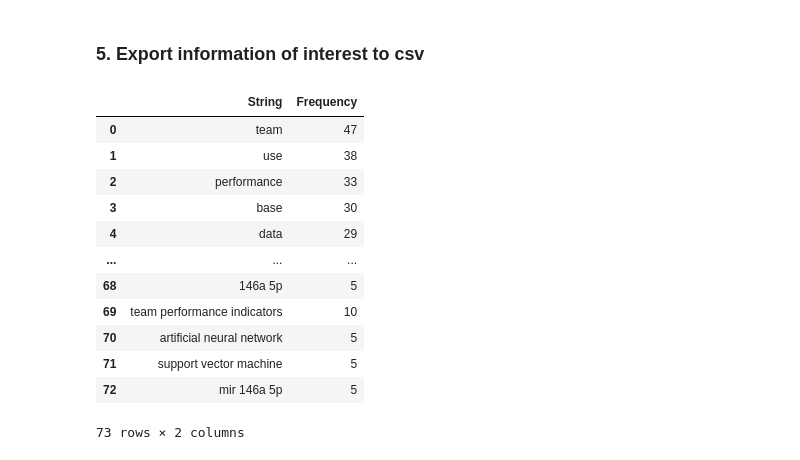
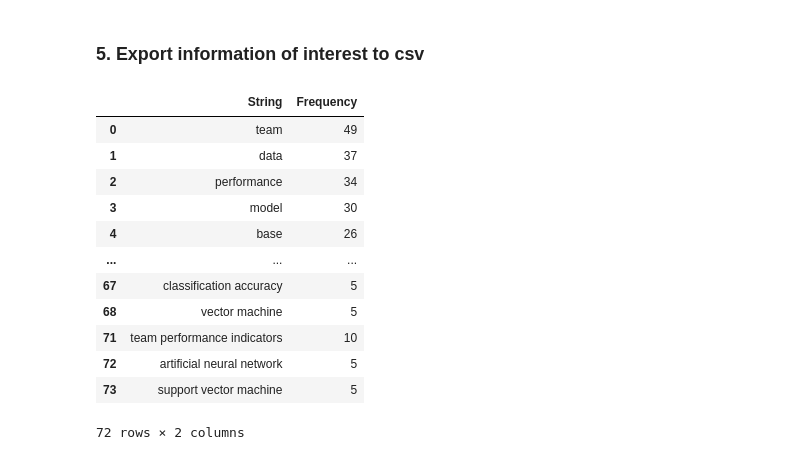
Before and after one commit to Matt17BR/ml4ds2324_topic_modeling, a Jupyter notebook: scripts/topic_modeling.ipynb, the cells around one changed output. Cells and saved outputs as stored; diff of their text form; code cells hidden in the pictures.

Commit message:
Simplified the topic modeling notebook and updated other notebooks accordingly

```diff
--- a/scripts/topic_modeling.ipynb
+++ b/scripts/topic_modeling.ipynb
@@ -474,31 +300,26 @@ from nltk import bigrams, trigrams
 # Download required NLTK data
 nltk.download('punkt',quiet = True)
 
-# Function to preprocess the text
-def preprocess_text(text, stop_words):
+def bitri_preproc(text):
     # Convert to lowercase, remove punctuation, and split into words
     words = text.lower().translate(str.maketrans('-/', '  ')).split()
-    # Remove stopwords
+    # Remove stopwords & return
     return [word for word in words if word not in stop_words]
 
-#Load your dataset
-references = pd.read_csv(os.path.join('..','results','refs_systematic.csv'))
-
 # Combine and preprocess titles
-stop_words = set(stopwords.words('english'))
 all_words = []
 for title in references['Title'].fillna(''):
-    all_words.extend(preprocess_text(title, stop_words))
+    all_words.extend(bitri_preproc(title))
 
 # Find the most common bigrams and trigrams
 bigram_counts = Counter(bigrams(all_words))
 trigram_counts = Counter(trigrams(all_words))
 
-most_common_bigrams = bigram_counts.most_common(10)
-most_common_trigrams = trigram_counts.most_common(10)
+title_bigrams = bigram_counts.most_common(10)
+title_trigrams = trigram_counts.most_common(10)
 
-print("Most common bigrams in Title:", most_common_bigrams)
-print("Most common trigrams in Title:", most_common_trigrams)
+print("Most common bigrams in Title:", title_bigrams)
+print("Most common trigrams in Title:", title_trigrams)
 # %% [output]
 Most common bigrams in Title: [(('neural', 'network'), 11), (('artificial', 'neural'), 8), (('data', 'mining'), 7), (('neural', 'networks'), 6), (('team', 'handball'), 4), (('’s', 'basketball'), 3), ( ...
 Most common trigrams in Title: [(('artificial', 'neural', 'network'), 5), (('artificial', 'neural', 'networks'), 3), (('rbf', 'neural', 'network'), 2), (('women', '’s', 'basketball'), 2), (('self', 'o ...
@@ -543,35 +348,22 @@ Most common trigrams in abstracts in Abstract: [(('team', 'performance', 'indica
 # %% [markdown]
 #### 4.3 Most Common Bigrams and Trigrams in Abstract and Title
 # %%
-#Function to preprocess text
-def preprocess_text(text, stop_words):
-    #Convert to lowercase, remove punctuation, and tokenize
-   words = (text.lower().translate(str.maketrans('-/', '  '))).split()
-    #Filter out stop words
-   return[word for word in words if word not in stop_words]
-
-#Combine titles and abstracts, handling missing values
-combined_texts = ref_abs['Title'].fillna('') + ' ' + ref_abs['Abstract'].fillna('')
-
-#Define stop words
-stop_words = set(stopwords.words('english'))
-
 #Preprocess and combine all texts into one list
 all_words = []
 for text in combined_texts:
-    all_words.extend(preprocess_text(text, stop_words))
+    all_words.extend(bitri_preproc(text))
 
 #Generate and count bigrams and trigrams
 bigram_counts = Counter(bigrams(all_words))
 trigram_counts = Counter(trigrams(all_words))
 
 #Get the 10 most common bigrams and trigrams
-most_common_bigrams = bigram_counts.most_common(10)
-most_common_trigrams = trigram_counts.most_common(10)
+TA_bigrams = bigram_counts.most_common(10)
+TA_trigrams = trigram_counts.most_common(10)
 
 # Display the results
-print("Most common bigrams in Title and Abstract:", most_common_bigrams)
-print("Most common trigrams in Title and Abstract:", most_common_trigrams)
+print("Most common bigrams in Title and Abstract:", TA_bigrams)
+print("Most common trigrams in Title and Abstract:", TA_trigrams)
 # %% [output]
 Most common bigrams in Title and Abstract: [(('performance', 'indicators'), 14), (('team', 'performance'), 13), (('neural', 'network'), 12), (('match', 'outcome'), 9), (('machine', 'learning'), 8), (( ...
 Most common trigrams in Title and Abstract: [(('team', 'performance', 'indicators'), 10), (('artificial', 'neural', 'network'), 5), (('support', 'vector', 'machine'), 5), (('mir', '146a', '5p'), 5), ( ...
@@ -580,35 +372,37 @@ Most common trigrams in Title and Abstract: [(('team', 'performance', 'indicator
 # %%
 word_counts.most_common(35), bigram_counts.most_common(20), trigram_counts.most_common(10)
 
 #Subsetting the lemmatized word counts to only include frequencies geq 10
 subset_word_counts = [item for item in word_counts.most_common() if item[1] >= 10]
 #Subsetting the bigram counts to only include frequencies geq 5
 subset_bigram_counts = [item for item in bigram_counts.most_common() if item[1] >= 5]
 #Subsetting the trigram counts to only include frequencies greater than 4
 subset_trigram_counts = [item for item in trigram_counts.most_common() if item[1] >= 5]
 
 counts = subset_word_counts + subset_bigram_counts + subset_trigram_counts
 
 counts_df = pd.DataFrame(counts, columns=["String", "Frequency"])
 #Concatenate bigrams/trigrams
 counts_df['String'] = counts_df['String'].apply(lambda x: ' '.join(x) if isinstance(x, tuple) else x)
+#Remove some of the entries that have numerical characters in them stemming from results and references to other papers
+counts_df = counts_df[counts_df['String'].apply(lambda x: not any(char.isdigit() for char in x))]
 
 #Export to csv for future use
 counts_df.to_csv(os.path.join('..','results','common_strings.csv'), index=False)
 
 #Display a preview of the dataframe
 counts_df
 # %% [output]
 |  | String | Frequency |
-| 0 | team | 47 |
-| 1 | use | 38 |
-| 2 | performance | 33 |
-| 3 | base | 30 |
-| 4 | data | 29 |
+| 0 | team | 49 |
+| 1 | data | 37 |
+| 2 | performance | 34 |
+| 3 | model | 30 |
+| 4 | base | 26 |
 | ... | ... | ... |
-| 68 | 146a 5p | 5 |
-| 69 | team performance indicators | 10 |
-| 70 | artificial neural network | 5 |
-| 71 | support vector machine | 5 |
-| 72 | mir 146a 5p | 5 |
+| 67 | classification accuracy | 5 |
+| 68 | vector machine | 5 |
+| 71 | team performance indicators | 10 |
+| 72 | artificial neural network | 5 |
+| 73 | support vector machine | 5 |
-73 rows × 2 columns
+72 rows × 2 columns
```
Also changed, not shown: parts of 22 cells of this notebook, 6 other files.
